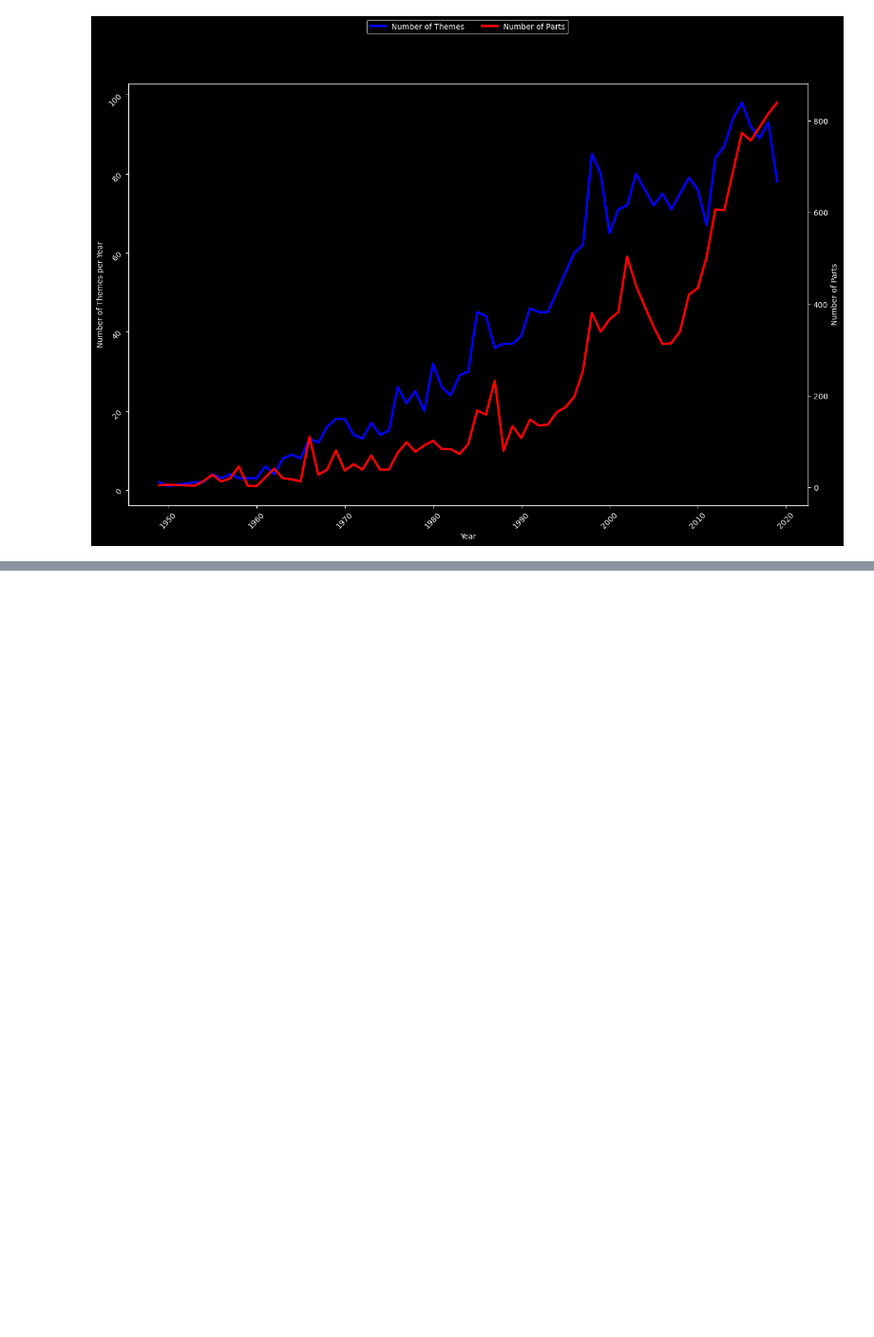
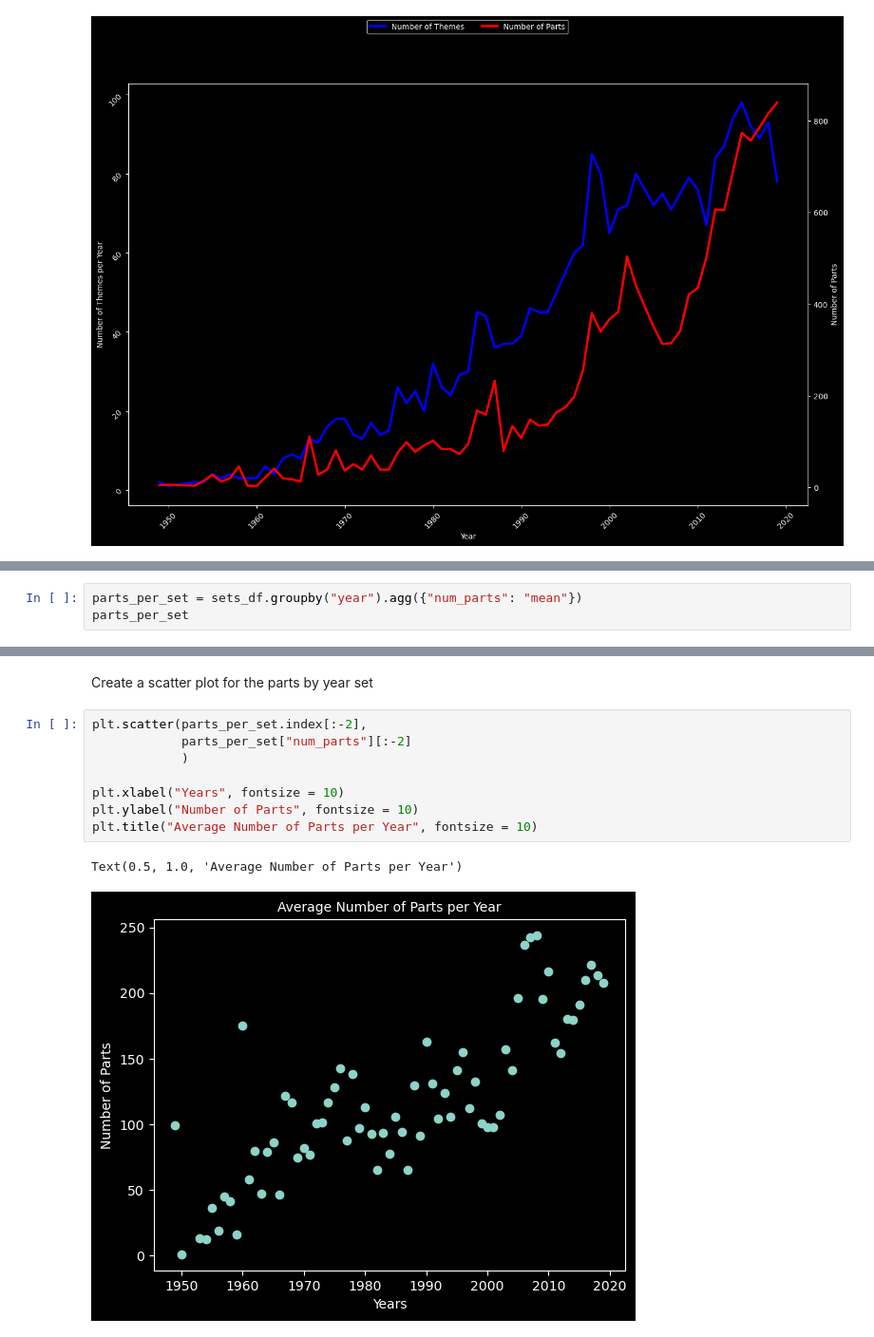
Before and after one commit to shane-221/Python_Basics, a Jupyter notebook: 09_Advanced-Data_Analysis(Pandas-Plotly-Seaborn)/74_Day_74_Advanced_Functions_pandas/main.ipynb, the cells around one changed output, grey strips where cells are left out. Shown at 95% size. Cells and saved outputs as stored; diff of their text form; blank space fills up the shorter version.

Commit message:
Addition of scatter plots

```diff
--- a/09_Advanced-Data_Analysis(Pandas-Plotly-Seaborn)/74_Day_74_Advanced_Functions_pandas/main.ipynb
+++ b/09_Advanced-Data_Analysis(Pandas-Plotly-Seaborn)/74_Day_74_Advanced_Functions_pandas/main.ipynb
@@ -218,0 +215,3 @@ fig.legend(loc="upper center", ncol=2)
+# %%
+parts_per_set = sets_df.groupby("year").agg({"num_parts": "mean"})
+parts_per_set
@@ -218,0 +233,13 @@ fig.legend(loc="upper center", ncol=2)
+# %% [markdown]
+Create a scatter plot for the parts by year set
+# %%
+plt.scatter(parts_per_set.index[:-2],
+            parts_per_set["num_parts"][:-2]
+            )
+
+plt.xlabel("Years", fontsize = 10)
+plt.ylabel("Number of Parts", fontsize = 10)
+plt.title("Average Number of Parts per Year", fontsize = 10)
+# %% [output]
+Text(0.5, 1.0, 'Average Number of Parts per Year')
+[figure, added]
```
Also changed, not shown: parts of 4 cells of this notebook.
